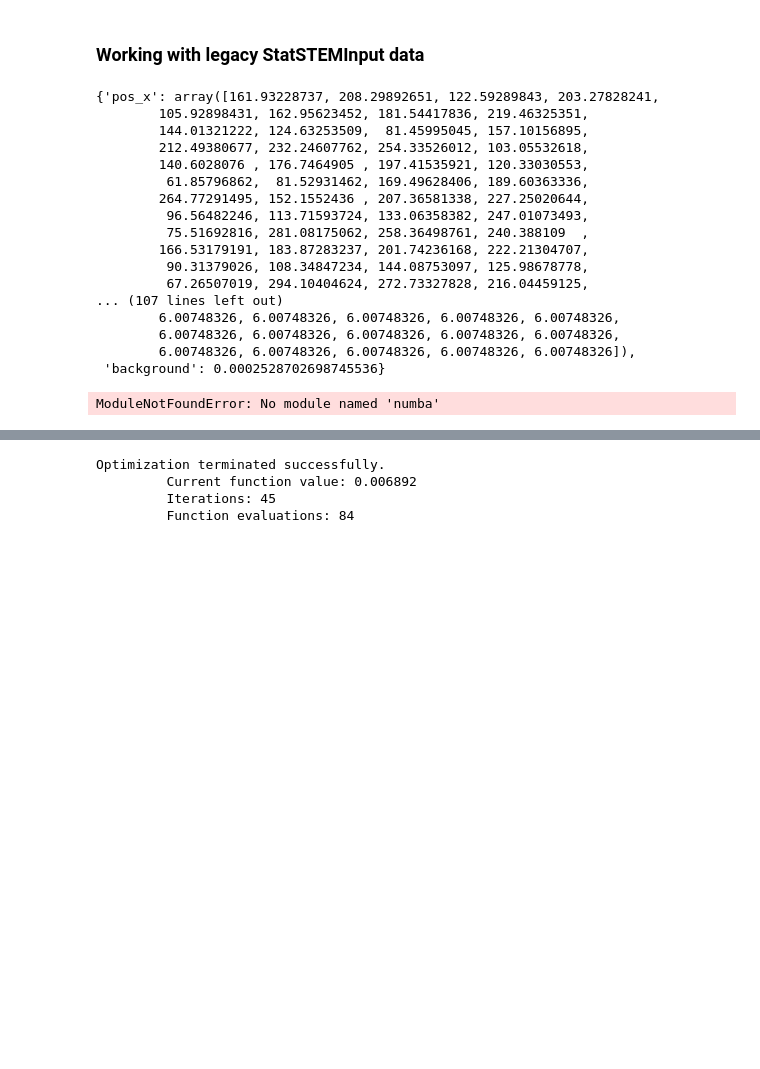
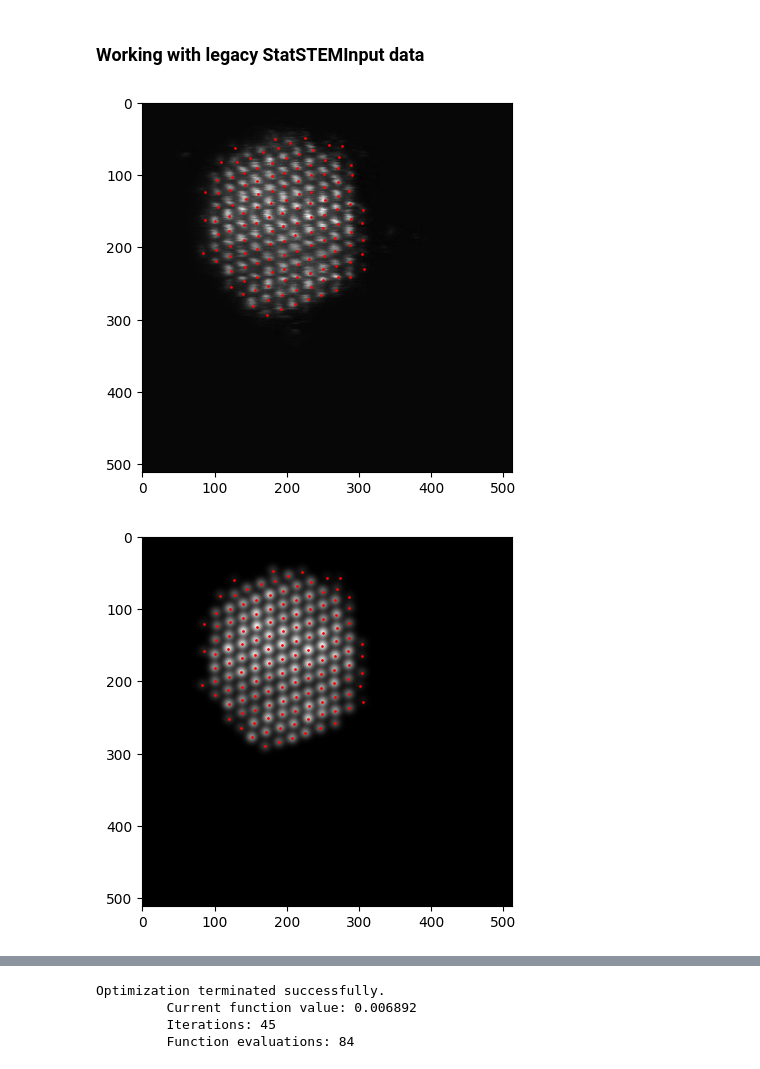
Before and after one commit to zezhong-zhang/qem, a Jupyter notebook: examples/examples_jax.ipynb, the cells around one changed output, grey strips where cells are left out. Drawn from its saved outputs; the diff is of its cells as text; code cells hidden in the pictures; blank space fills up the shorter version.

```diff
--- a/examples/examples_jax.ipynb
+++ b/examples/examples_jax.ipynb
@@ -5,51 +5,34 @@
 # %%
 import qem
 import matplotlib.pyplot as plt
 import numpy as np
 
 legacyStatSTEM = qem.io.read_legacyInputStatSTEM('Example_PtIr.mat')
 image = legacyStatSTEM['input']['obs']
 dx = legacyStatSTEM['input']['dx']
 inputStatSTEM = legacyStatSTEM['input']
 outputStatSTEM = legacyStatSTEM['output']
 
 input_coordinates = inputStatSTEM['coordinates']
 output_coordinates = outputStatSTEM['coordinates']
 input_coordinates[:,1] = input_coordinates[:,1]/dx
 input_coordinates[:,0] = input_coordinates[:,0]/dx
+from qem.fitting import ImageModelFitting
+model=ImageModelFitting(image, pixel_size=dx)
+model.import_coordinates(input_coordinates)
+model.plot()
+# %% [output]
+[figure, added]
 # %%
 from qem.fitting import ImageModelFitting
 model=ImageModelFitting(image, pixel_size=dx)
-model.import_coordinates(input_coordinates[:,[1,0]])
+model.import_coordinates(input_coordinates)
 model.fit_background = True
 model.model = 'gaussian'
 params = model.init_params()
 model.linear_estimator(params)
+model.fit_global(params)
+model.plot('prediction')
 # %% [output]
-{'pos_x': array([161.93228737, 208.29892651, 122.59289843, 203.27828241,
-        105.92898431, 162.95623452, 181.54417836, 219.46325351,
-        144.01321222, 124.63253509,  81.45995045, 157.10156895,
-        212.49380677, 232.24607762, 254.33526012, 103.05532618,
-        140.6028076 , 176.7464905 , 197.41535921, 120.33030553,
-         61.85796862,  81.52931462, 169.49628406, 189.60363336,
-        264.77291495, 152.1552436 , 207.36581338, 227.25020644,
-         96.56482246, 113.71593724, 133.06358382, 247.01073493,
-         75.51692816, 281.08175062, 258.36498761, 240.388109  ,
-        166.53179191, 183.87283237, 201.74236168, 222.21304707,
-         90.31379026, 108.34847234, 144.08753097, 125.98678778,
-         67.26507019, 294.10404624, 272.73327828, 216.04459125,
-... (107 lines left out)
-        6.00748326, 6.00748326, 6.00748326, 6.00748326, 6.00748326,
-        6.00748326, 6.00748326, 6.00748326, 6.00748326, 6.00748326,
-        6.00748326, 6.00748326, 6.00748326, 6.00748326, 6.00748326]),
- 'background': 0.0002528702698745536}
+[figure, added]
-# %%
-from qem.fitting import ImageModelFitting
-model=ImageModelFitting(image, pixel_size=dx)
-model.import_coordinates(input_coordinates[:,[1,0]])
-model.fit_background = True
-model.model = 'gaussian'
-model.fit(maxiter=1000, tol=1e-5, step_size = 1e-2, verbose=True)
-# %% [output]
-ModuleNotFoundError: No module named 'numba'
 # %%
```
Also changed, not shown: parts of 12 cells of this notebook.
